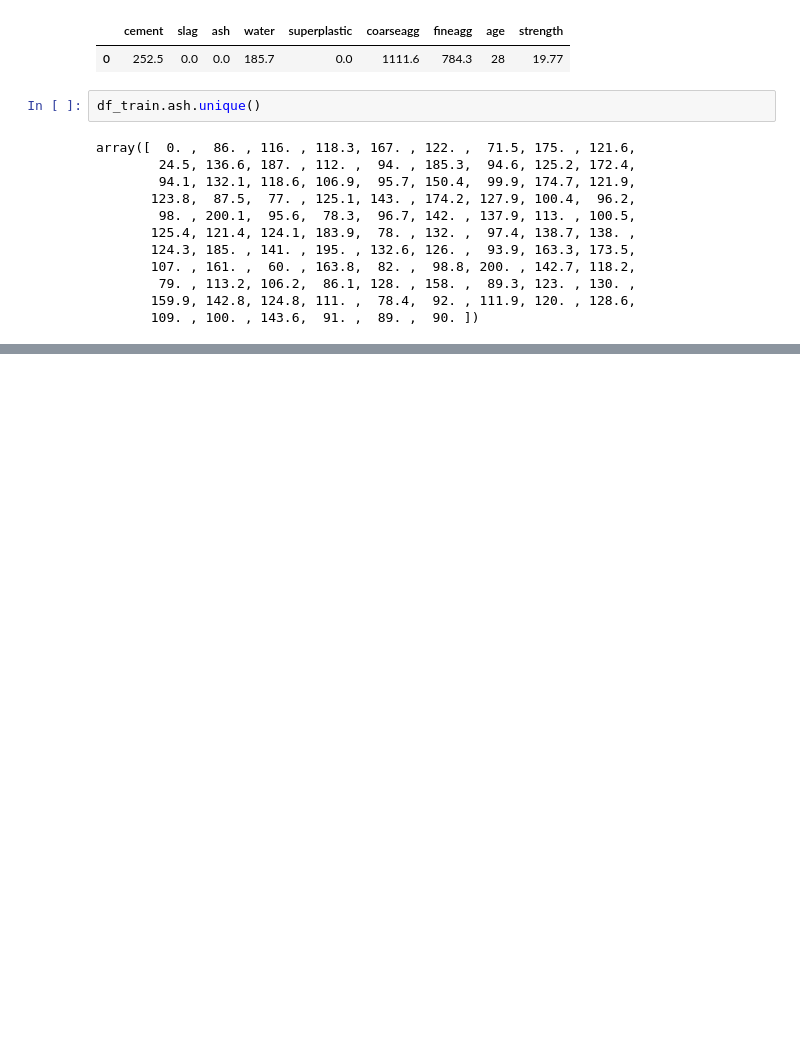
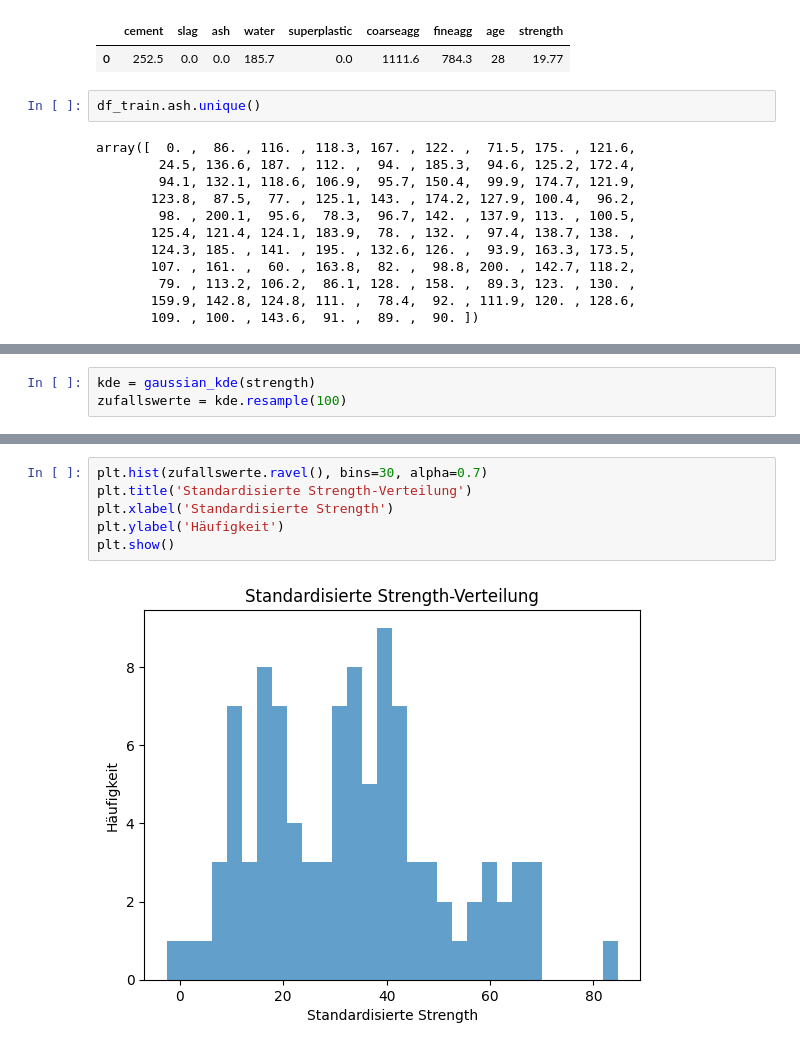
Before and after one commit to MiMaMyrox/ML_Data_Augmentation, a Jupyter notebook: cvae.ipynb, the cells around one changed output, grey strips where cells are left out. Drawn from its saved outputs; the diff is of its cells as text; blank space fills up the shorter version.

```diff
--- a/cvae.ipynb
+++ b/cvae.ipynb
@@ -144,0 +170,3 @@ array([  0. ,  86. , 116. , 118.3, 167. , 122. ,  71.5, 175. , 121.6,
+# %%
+kde = gaussian_kde(strength)
+zufallswerte = kde.resample(100)
@@ -144,0 +193,8 @@ array([  0. ,  86. , 116. , 118.3, 167. , 122. ,  71.5, 175. , 121.6,
+# %%
+plt.hist(zufallswerte.ravel(), bins=30, alpha=0.7)
+plt.title('Standardisierte Strength-Verteilung')
+plt.xlabel('Standardisierte Strength')
+plt.ylabel('Häufigkeit')
+plt.show()
+# %% [output]
+[figure, added]
```
Also changed, not shown: parts of 11 cells of this notebook.
